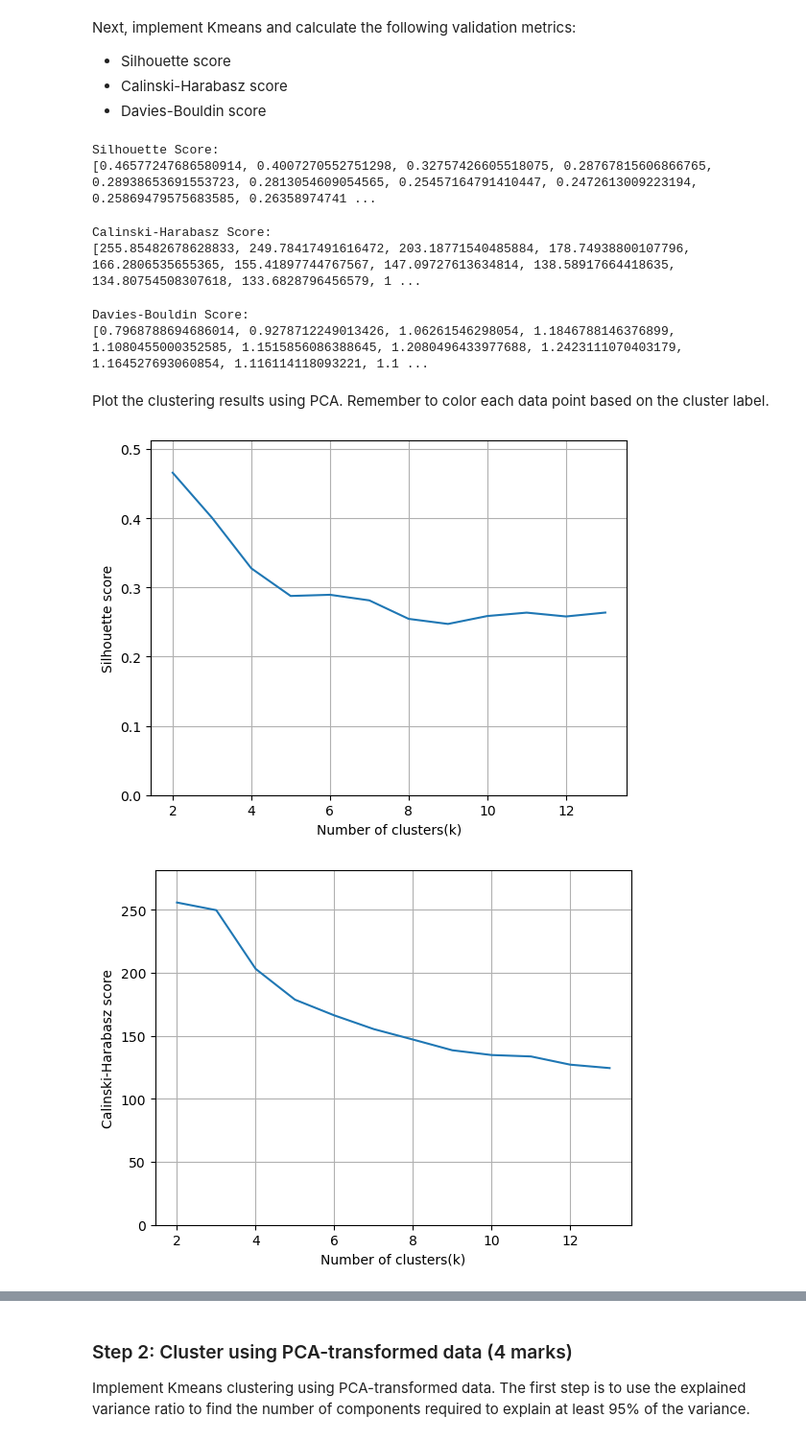
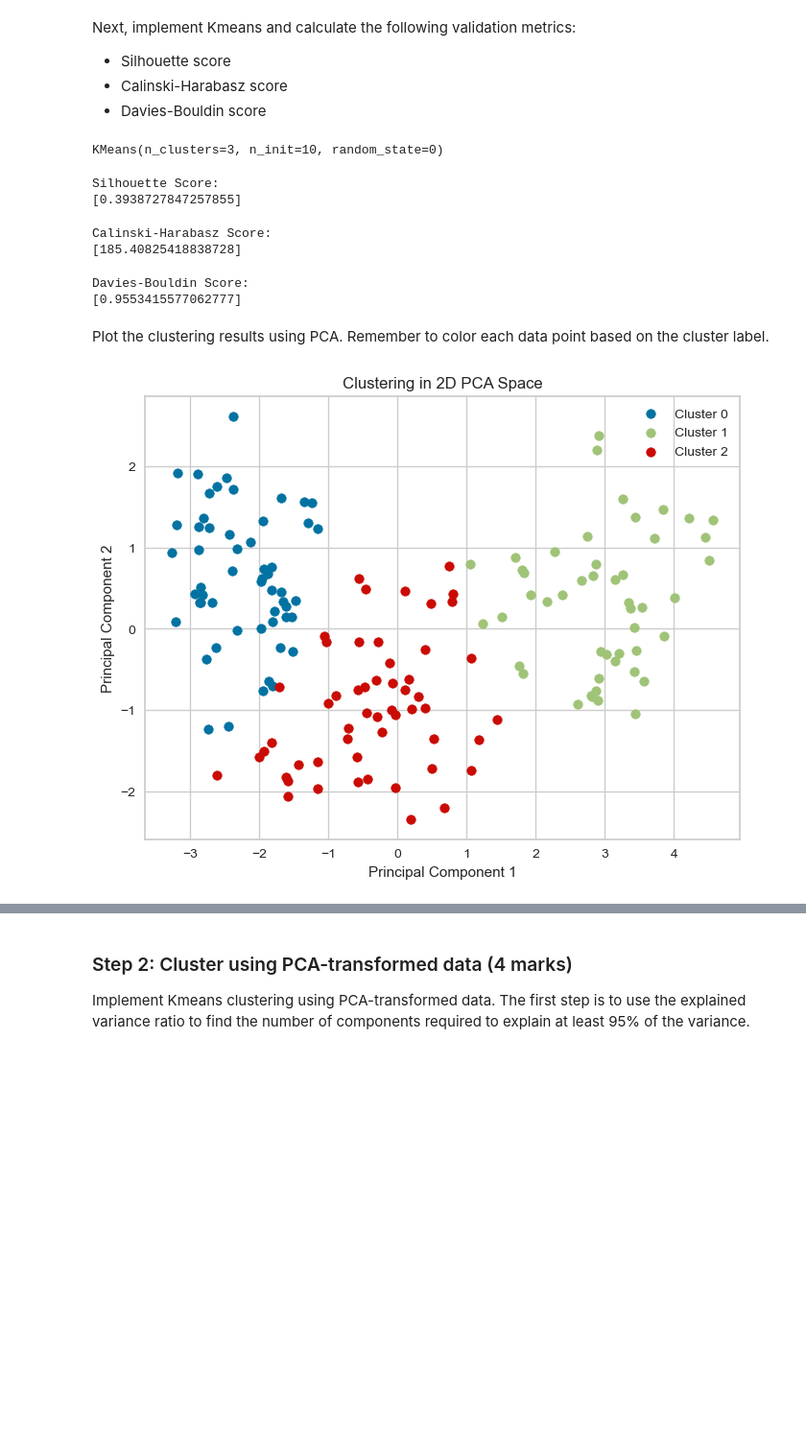
Before and after one commit to breid2/ensf611_assignment5, a Jupyter notebook: Assignment 5.ipynb, the cells around one changed output, grey strips where cells are left out. Shown at 96% size. Drawn from its saved outputs; the diff is of its cells as text; code cells hidden in the pictures; blank space fills up the shorter version.

```diff
--- a/Assignment 5.ipynb
+++ b/Assignment 5.ipynb
@@ -212,78 +199,63 @@ Next, implement Kmeans and calculate the following validation metrics:
 - Davies-Bouldin score
 # %%
 # TODO: Implement K-means with the number of clusters determined in the previous step
-y_pred = KMeans(n_clusters=3, random_state=0, n_init=10).fit_predict(X_scaled)
+kmeans = KMeans(n_clusters=3, random_state=0, n_init=10)
+kmeans.fit(df_scaled)
+# %% [output]
+KMeans(n_clusters=3, n_init=10, random_state=0)
 # %%
 # TODO: Calculate the three different validation metrics
 from sklearn.metrics import silhouette_score
 
 sils = []
-n_clusters_list = range(2, 14)
+n_clusters = 3
 
-for n_clusters in n_clusters_list:
-    kmeans = KMeans(n_clusters=n_clusters, random_state=4, n_init=10).fit(X_scaled)
-    sils.append(silhouette_score(X_scaled, kmeans.labels_ ))
+kmeans = KMeans(n_clusters=n_clusters, random_state=4, n_init=10).fit(X_train_scaled)
+sils.append(silhouette_score(X_train_scaled, kmeans.labels_ ))
 print("Silhouette Score:")
 print(sils)
 
 from sklearn.metrics import calinski_harabasz_score
 
 chs = []
-n_clusters_list = range(2, 14)
 
-for n_clusters in n_clusters_list:
-    kmeans = KMeans(n_clusters=n_clusters, random_state=4, n_init=10).fit(X_scaled)
-    chs.append(calinski_harabasz_score(X_scaled, kmeans.labels_ ))
+kmeans = KMeans(n_clusters=n_clusters, random_state=4, n_init=10).fit(X_train_scaled)
+chs.append(calinski_harabasz_score(X_train_scaled, kmeans.labels_ ))
 print("Calinski-Harabasz Score:")
 print(chs)
 
 from sklearn.metrics import davies_bouldin_score
 
 dbs = []
-n_clusters_list = range(2, 14)
 
-for n_clusters in n_clusters_list:
-    kmeans = KMeans(n_clusters=n_clusters, random_state=4, n_init=10).fit(X_scaled)
-    dbs.append(davies_bouldin_score(X_scaled, kmeans.labels_ ))
+kmeans = KMeans(n_clusters=n_clusters, random_state=4, n_init=10).fit(X_train_scaled)
+dbs.append(davies_bouldin_score(X_train_scaled, kmeans.labels_ ))
 print("Davies-Bouldin Score:")
 print(dbs)
 # %% [output]
 Silhouette Score:
-[0.46577247686580914, 0.4007270552751298, 0.32757426605518075, 0.28767815606866765, 0.28938653691553723, 0.2813054609054565, 0.25457164791410447, 0.2472613009223194, 0.25869479575683585, 0.26358974741 ...
+[0.3938727847257855]
 Calinski-Harabasz Score:
-[255.85482678628833, 249.78417491616472, 203.18771540485884, 178.74938800107796, 166.2806535655365, 155.41897744767567, 147.09727613634814, 138.58917664418635, 134.80754508307618, 133.6828796456579, 1 ...
+[185.40825418838728]
 Davies-Bouldin Score:
-[0.7968788694686014, 0.9278712249013426, 1.06261546298054, 1.1846788146376899, 1.1080455000352585, 1.1515856086388645, 1.2080496433977688, 1.2423111070403179, 1.164527693060854, 1.116114118093221, 1.1 ...
+[0.9553415577062777]
 # %% [markdown]
 Plot the clustering results using PCA. Remember to color each data point based on the cluster label.
 # %%
 # TODO: Plot clustering results
-df_sils = pd.DataFrame({'n_clusters': n_clusters_list, 'silhouette': sils})
-ax = df_sils.plot(x='n_clusters', y='silhouette')
+pca = PCA(n_components=2)
+X_pca = pca.fit_transform(X_train_scaled, X_test_scaled)
+plt.figure(figsize=(8, 6))
 
-plt.xlabel('Number of clusters(k)')
-plt.ylabel('Silhouette score')
-plt.ylim((0, 1.1 * df_sils.silhouette.max()))
-plt.grid(True)
-ax.legend().set_visible(False)
+# Plot data points with different colors for each cluster
+for label in set(kmeans.labels_):
+    indices = kmeans.labels_ == label
+    plt.scatter(X_pca[indices, 0], X_pca[indices, 1], label=f'Cluster {label}')
 
-df_chs = pd.DataFrame({'n_clusters': n_clusters_list, 'calinski_harabasz': chs})
-ax = df_chs.plot(x='n_clusters', y='calinski_harabasz')
-
-plt.xlabel('Number of clusters(k)')
-plt.ylabel('Calinski-Harabasz score')
-plt.ylim((0, 1.1 * df_chs.calinski_harabasz.max()))
-plt.grid(True)
-ax.legend().set_visible(False)
-
-df_dbs = pd.DataFrame({'n_clusters': n_clusters_list, 'davies_bouldin': dbs})
-ax = df_dbs.plot(x='n_clusters', y='davies_bouldin')
-
-plt.xlabel('Number of clusters(k)')
-plt.ylabel('Davies-Bouldin score')
-plt.ylim((0, 1.1 * df_dbs.davies_bouldin.max()))
-plt.grid(True)
-ax.legend().set_visible(False)
+plt.xlabel('Principal Component 1')
+plt.ylabel('Principal Component 2')
+plt.title('Clustering in 2D PCA Space')
+plt.legend()
+plt.show()
 # %% [output]
-[figure, old version]
+[figure, new version]
-[figure, removed]
```
Also changed, not shown: parts of 12 cells of this notebook.
